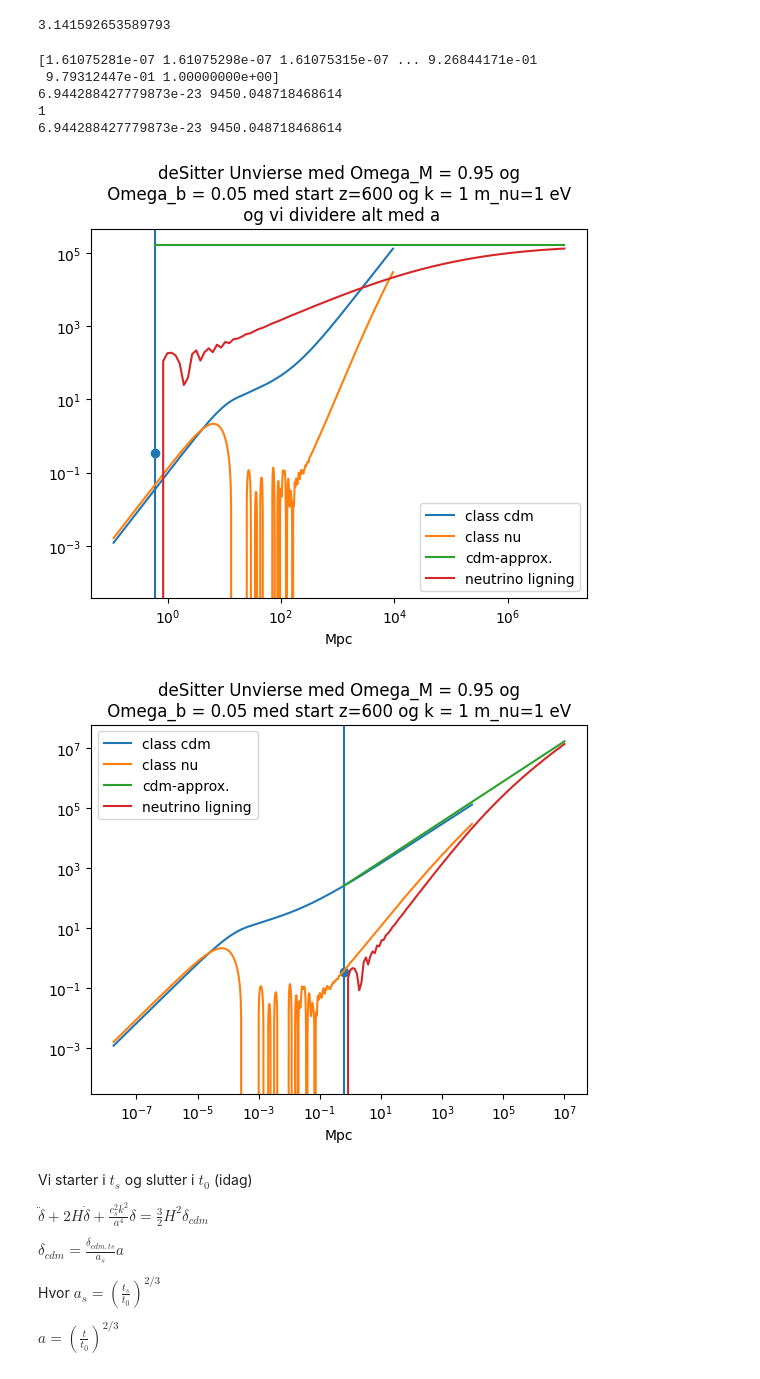
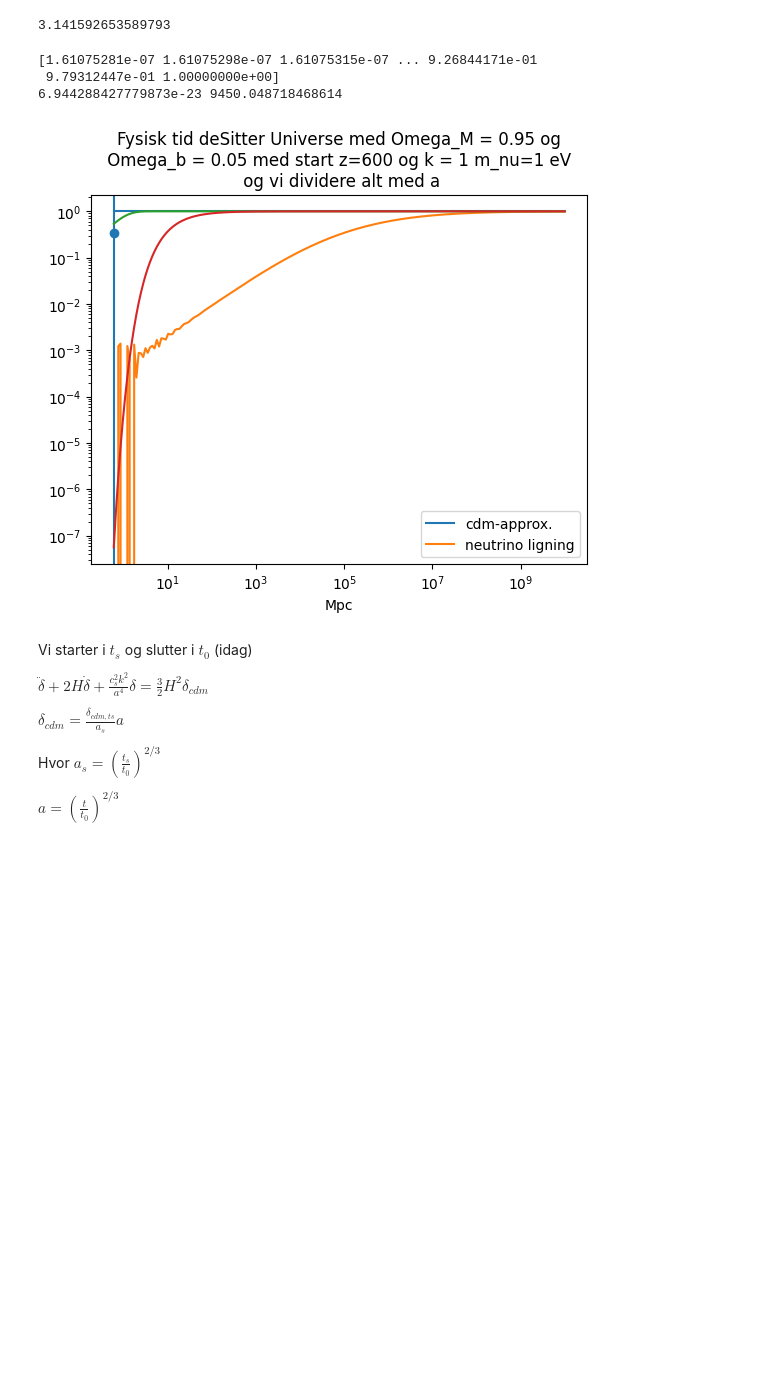
Before and after one commit to eriksteenberg/Power-spectrum-Test, a Jupyter notebook: 14-04-23 - fungerende a og a^2 afhængig CDM - neutrino ligning.ipynb, the cells around one changed output. Cells and saved outputs as stored; diff of their text form; code cells hidden in the pictures; blank space fills up the shorter version.

```diff
--- a/14-04-23 - fungerende a og a^2 afhængig CDM - neutrino ligning.ipynb
+++ b/14-04-23 - fungerende a og a^2 afhængig CDM - neutrino ligning.ipynb
@@ -128,57 +128,61 @@ def TEST(kvec=[1],k_ind=0,z=600,mv_test=1 ,   Omega_M = 0.95,Omega_b=0.05,PLOT_F
     #sol = scipy.integrate.solve_ivp(func,t,y0,args=(a0,))
     # ===============================
 
+    t_bonus = 0
+    if div_med_a == True:
+        t_bonus = 10_000_000_000
 
-    t = np.logspace(np.log10(T_0),np.log10(tid[-1]+10000000),100)
+    t = np.logspace(np.log10(T_0),np.log10(tid[-1]+t_bonus),200)
 
 
     def f2(t):
         C1 = np.sqrt(neu_tid(T_0)**2 + (theta_neu_tid(T_0)*a0/ (cs(a0)*k))**2)
         C2 = np.pi / 2 * ( 3 * cs(a0) * k * t0 * a0 )**2 * (delta0/a0)
         a = (t/t0)**(2/3)
         val = 3 * cs(a) * k * t0 * np.sqrt(a)
         dcdm = delta0/a0
         D = a*dcdm
         return D + C1*Cos(val) + val**2*a*dcdm*Cos(val)*CosIntegral(val) - C2*Sin(val) + val**2*a*dcdm*Sin(val)*SinIntegral(val)
 
     #t = np.logspace(np.log10(tid[0],tid[-1]+2000,200)
     b = 1
     c5 = 1
     if div_med_a ==True:
         b = (t/t0)**(2/3)
         c5 =  a_class
     print(c5)
     if PLOT_FIGUR==True:
         plt.figure(np.random.randint(1,1000))
         plt.axvline(T_0 )
-        plt.loglog(tid_class/c5,-delta_class,label="class cdm")
-        plt.plot(tid_class/c5,-delta_neutrino_class,label="class nu")
+        norm = np.abs(delta0/a0*Power(t[-1]/t0,2/3)/b[-1])
+        #plt.plot(tid_class/c5,-delta_class,label="class cdm")
+        #plt.plot(tid_class/c5,-delta_neutrino_class,label="class nu")
         plt.xlabel("Mpc")
         plt.scatter(T_ini_tid,-neu_interp(a0))
-        plt.loglog(t,-delta0/a0*Power(t/t0,2/3)/b,label="cdm-approx.")
-        plt.loglog(t,-f2(t)/b,label="neutrino ligning")
+        plt.plot(t,-delta0/a0*Power(t/t0,2/3)/b/norm,label="cdm-approx.")
+        plt.plot(t,-f2(t)/b/norm,label="neutrino ligning")
+        #plt.loglog(t,1e4*np.log10(1/5*t - 100),label="transiet")
+        f = lambda t,n,v: 1/(1+n*np.exp(-1/t))
+        #plt.loglog(t,f(t,100))
+        #plt.loglog(t,f(t,1))
+        plt.loglog(t,np.tanh(t))
+        plt.loglog(t,np.exp(-10/t))
+        #if div_med_a==True:plt.loglog(t,800 )# + np.log10((t/t0)**(2/3)*t))
         plt.legend()
+
         if div_med_a == True:
-            plt.title("deSitter Unvierse med Omega_M = %s og\n Omega_b = %s med start z=%s og k = %s m_nu=%s eV \n og vi dividere alt med a" %(Omega_M,Omega_b,z,k,mv_test))
+            plt.title("Fysisk tid deSitter Universe med Omega_M = %s og\n Omega_b = %s med start z=%s og k = %s m_nu=%s eV \n og vi dividere alt med a" %(Omega_M,Omega_b,z,k,mv_test))
         else:
-            plt.title("deSitter Unvierse med Omega_M = %s og\n Omega_b = %s med start z=%s og k = %s m_nu=%s eV " %(Omega_M,Omega_b,z,k,mv_test))
+            plt.title("Fysisk tid deSitter Universe med Omega_M = %s og\n Omega_b = %s med start z=%s og k = %s m_nu=%s eV " %(Omega_M,Omega_b,z,k,mv_test))
     print(tid[0],tid[-1])
 
-t1 = time()
-
-#TEST(    kvec=[1],    k_ind=0,    z=800,    mv_test=1,    Omega_M=0.95,    Omega_b=0.05,    PLOT_FIGUR=True,)
-#TEST(    kvec=[1],    k_ind=0,    z=800,    mv_test=1,    Omega_M=0.35,    Omega_b=0.05,    PLOT_FIGUR=True,)
-
 TEST(div_med_a=True)
-TEST()
+#TEST()
 # %% [output]
 [1.61075281e-07 1.61075298e-07 1.61075315e-07 ... 9.26844171e-01
  9.79312447e-01 1.00000000e+00]
 6.944288427779873e-23 9450.048718468614
-1
-6.944288427779873e-23 9450.048718468614
-[figure, old version]
+[figure, new version]
-[figure, removed]
 # %%
 #TEST(    kvec=[1e-3],    k_ind=0,    z=800,    mv_test=1,    Omega_M=0.95)
 # %%
```
Also changed, not shown: parts of 3 cells of this notebook.
